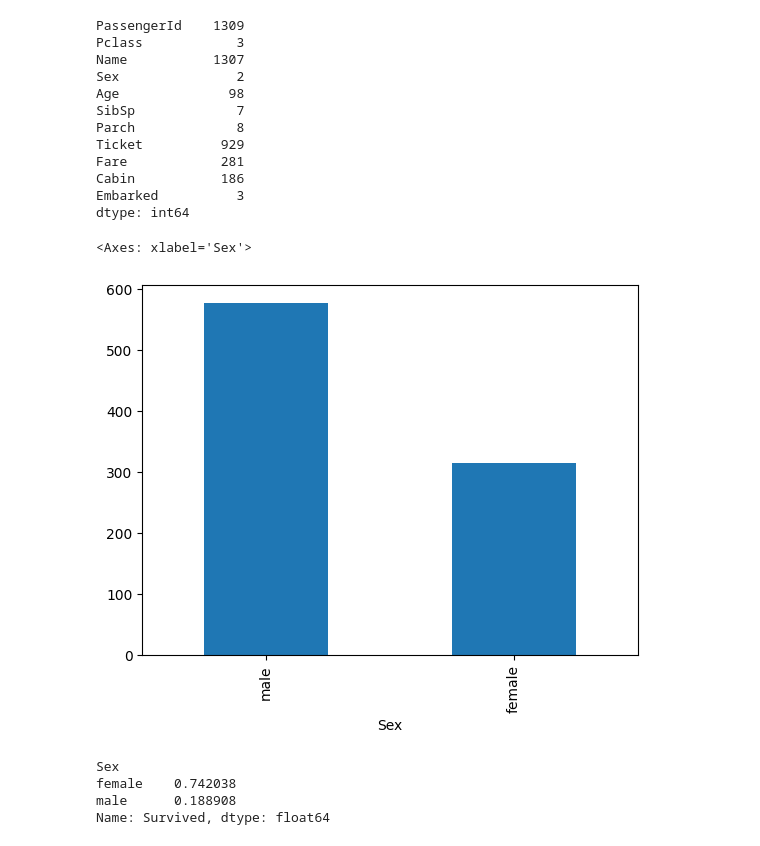
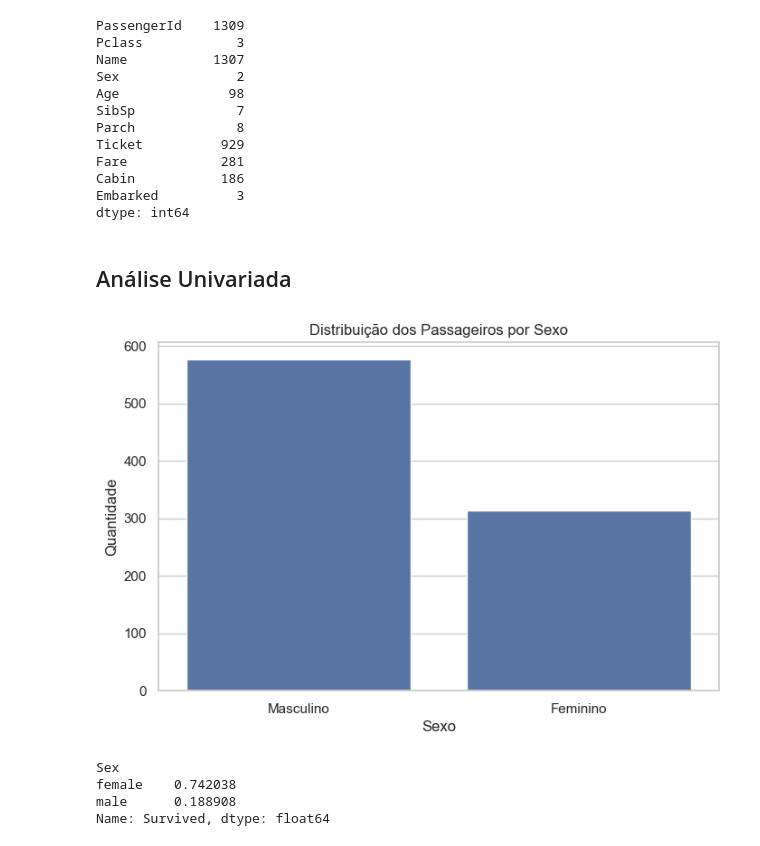
Before and after one commit to eduuardohm/TitanicClassification, a Jupyter notebook: notebooks/01_analise_exploratoria.ipynb, the cells around one changed output. Drawn from its saved outputs; the diff is of its cells as text; code cells hidden in the pictures.

```diff
--- a/notebooks/01_analise_exploratoria.ipynb
+++ b/notebooks/01_analise_exploratoria.ipynb
@@ -104,11 +130,28 @@ Fare            281
 Cabin           186
 Embarked          3
 dtype: int64
-# %%
-train_df["Sex"].value_counts().plot(kind="bar")
-# %% [output]
-<Axes: xlabel='Sex'>
-[figure, removed]
+# %% [markdown]
+## Análise Univariada
+# %%
+plt.figure(figsize=(8, 5))
+
+sns.countplot(
+    data=train_df.assign(
+        Sex=train_df["Sex"].map({
+            "male": "Masculino",
+            "female": "Feminino"
+        })
+    ),
+    x="Sex"
+)
+
+plt.title("Distribuição dos Passageiros por Sexo")
+plt.xlabel("Sexo")
+plt.ylabel("Quantidade")
+
+plt.show()
+# %% [output]
+[figure, added]
 # %%
 survival_by_sex = train_df.groupby("Sex")["Survived"].mean()
 print(survival_by_sex)
```
Also changed, not shown: parts of 27 cells of this notebook, 3 other files.
